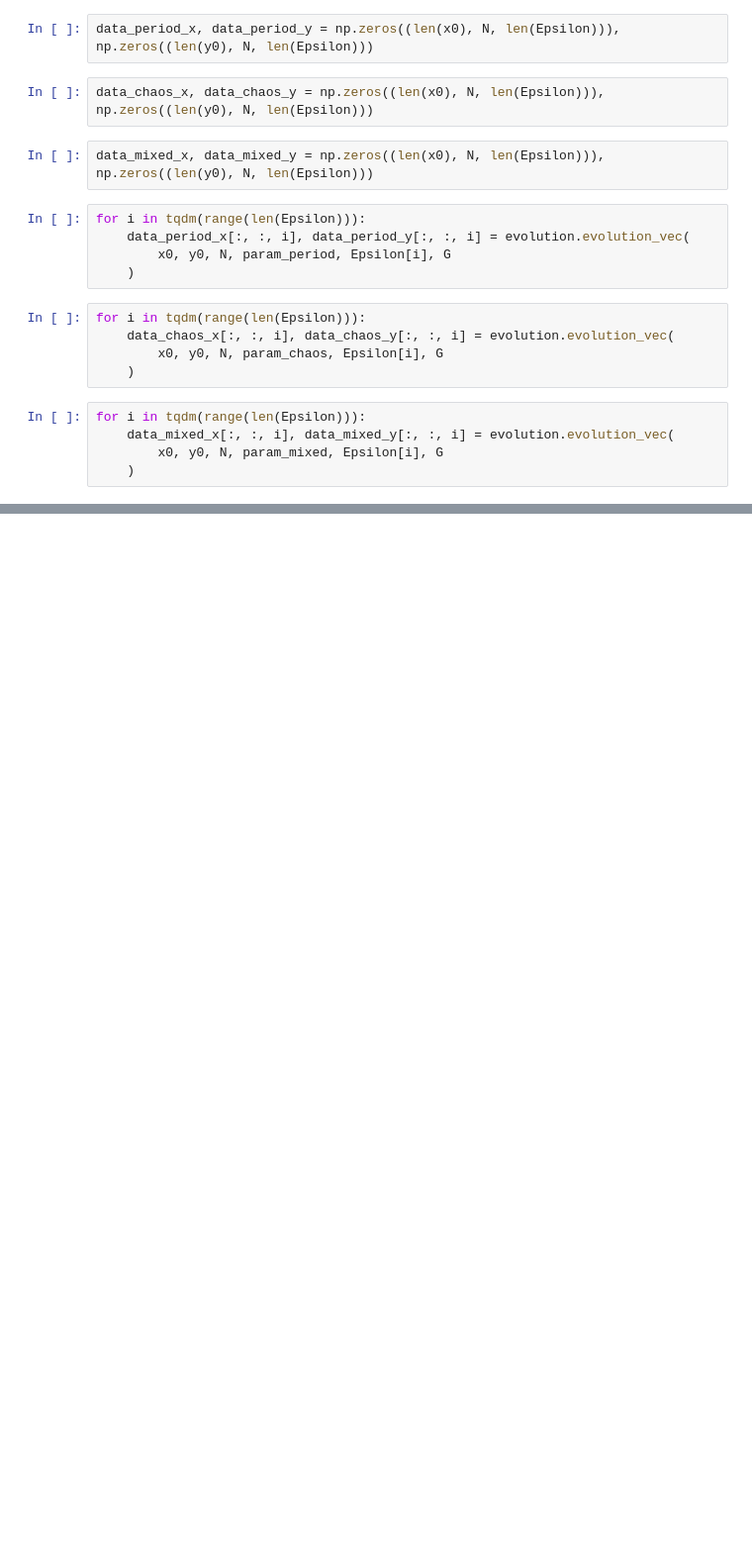
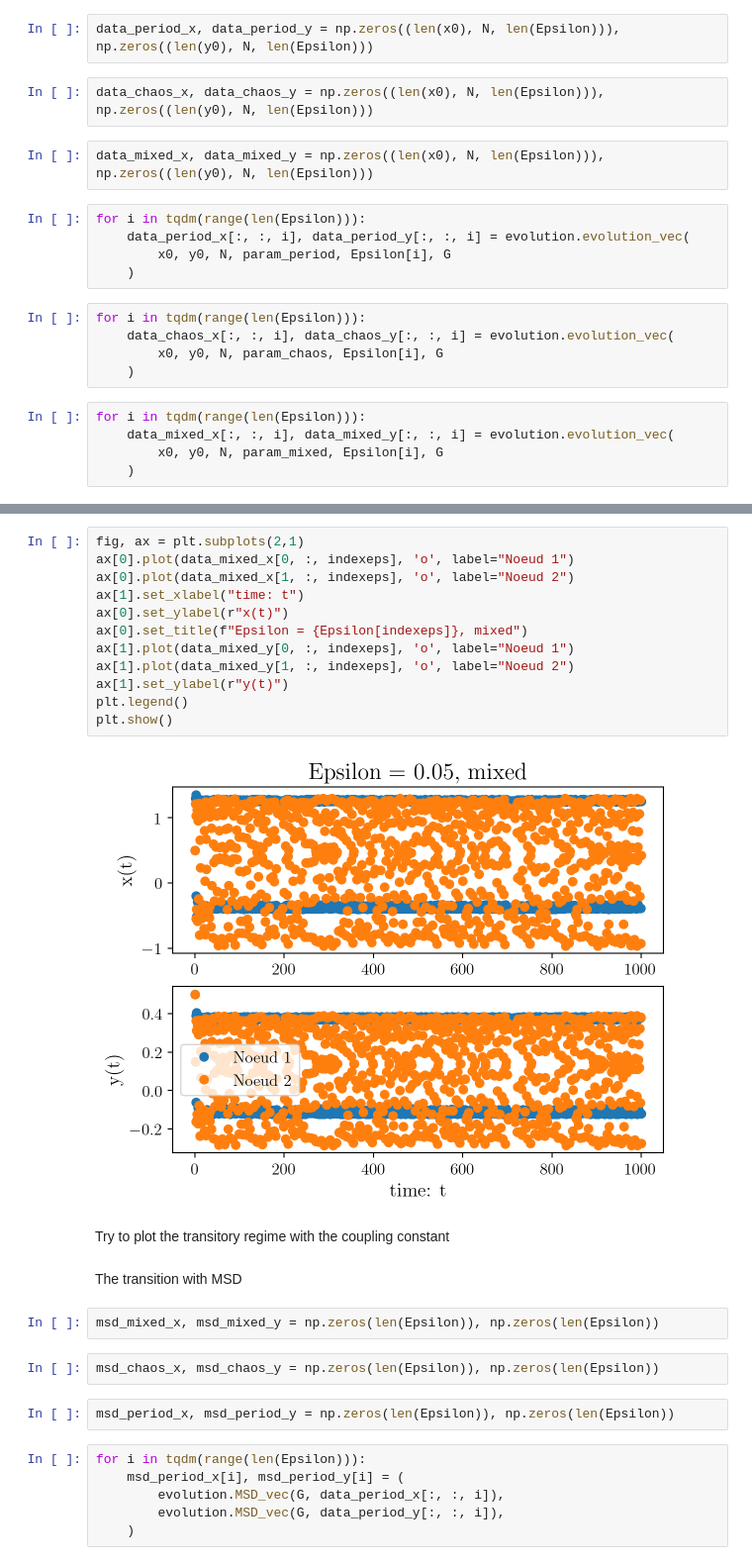
Before and after one commit to ENSLProjects/Numerical_Project, a Jupyter notebook: TwoBodyResults.ipynb, the cells around one changed output, grey strips where cells are left out. Shown: that part at 99% size. Cells and saved outputs as stored; diff of their text form; blank space fills up the shorter version.

```diff
--- a/TwoBodyResults.ipynb
+++ b/TwoBodyResults.ipynb
@@ -53,0 +113,30 @@ for i in tqdm(range(len(Epsilon))):
+# %%
+fig, ax = plt.subplots(2,1)
+ax[0].plot(data_mixed_x[0, :, indexeps], 'o', label="Noeud 1")
+ax[0].plot(data_mixed_x[1, :, indexeps], 'o', label="Noeud 2")
+ax[1].set_xlabel("time: t")
+ax[0].set_ylabel(r"x(t)")
+ax[0].set_title(f"Epsilon = {Epsilon[indexeps]}, mixed")
+ax[1].plot(data_mixed_y[0, :, indexeps], 'o', label="Noeud 1")
+ax[1].plot(data_mixed_y[1, :, indexeps], 'o', label="Noeud 2")
+ax[1].set_ylabel(r"y(t)")
+plt.legend()
+plt.show()
+# %% [output]
+[figure, added]
+# %% [markdown]
+Try to plot the transitory regime with the coupling constant
+# %% [markdown]
+The transition with MSD
+# %%
+msd_mixed_x, msd_mixed_y = np.zeros(len(Epsilon)), np.zeros(len(Epsilon))
+# %%
+msd_chaos_x, msd_chaos_y = np.zeros(len(Epsilon)), np.zeros(len(Epsilon))
+# %%
+msd_period_x, msd_period_y = np.zeros(len(Epsilon)), np.zeros(len(Epsilon))
+# %%
+for i in tqdm(range(len(Epsilon))):
+    msd_period_x[i], msd_period_y[i] = (
+        evolution.MSD_vec(G, data_period_x[:, :, i]),
+        evolution.MSD_vec(G, data_period_y[:, :, i]),
+    )
```
Also changed, not shown: parts of 14 cells of this notebook, 1 other file.
